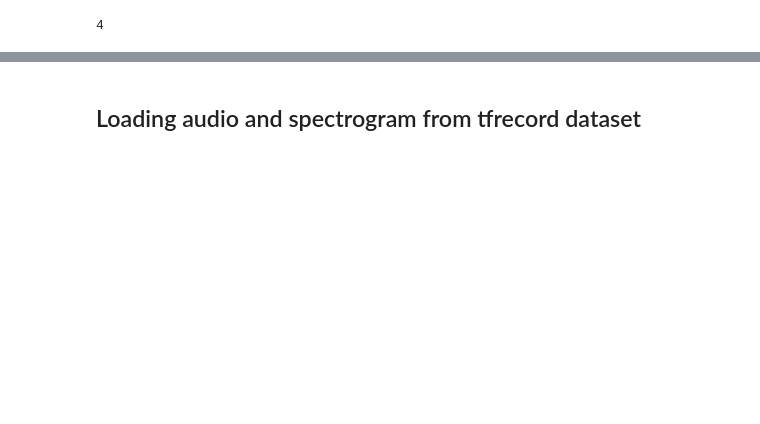
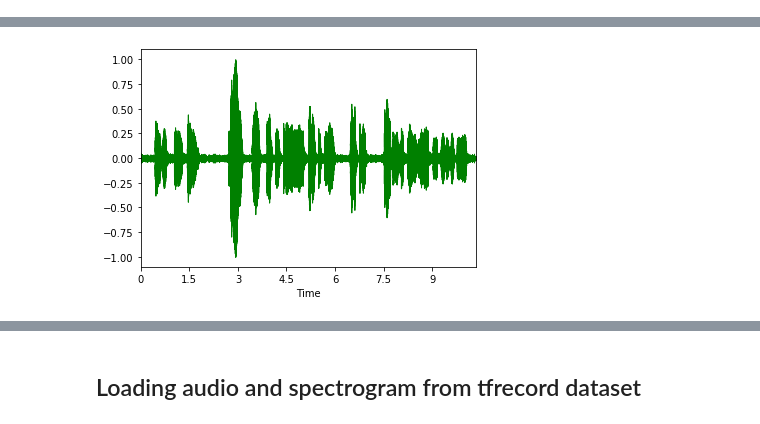
Before and after one commit to ilyakava/py3fst, a Jupyter notebook: data_augment.ipynb, the cells around one changed output, grey strips where cells are left out. Drawn from its saved outputs; the diff is of its cells as text; code cells hidden in the pictures; blank space fills up the shorter version.

```diff
--- a/data_augment.ipynb
+++ b/data_augment.ipynb
@@ -44,3 +43,4 @@ def load_data(p_files):
 # %%
-n_files = glob.glob('/scratch1/ilya/locDoc/data/LibriSpeech/train-clean-100/*/*/*.flac')
-p_files = glob.glob('/scratch0/ilya/locDoc/data/alexa/v1/alexa/*/*.wav')[::10]
+# load negative source files
+n_files = glob.glob('/scratch1/ilya/locDoc/data/LibriSpeech/train-clean-360/*/*/*.flac')
+len(n_files)
@@ -58,0 +55,15 @@ Text(0.5, 1.0, 'Source Other Speech')
+# %%
+def filter_for_speech(samples, sr=sr):
+    samples = (samples * 2**15).astype(np.int16)
+    sound = pydub.AudioSegment(
+        samples.tobytes(),
+        frame_rate=sr,
+        sample_width=samples.dtype.itemsize,
+        channels=1
+    )
+
+    sound_hi = pydub.effects.high_pass_filter(sound, 85)
+    sound_mid = pydub.effects.low_pass_filter(sound_hi, 255)
+    y_ = sound_mid.get_array_of_samples()
+    y = np.array(y_, dtype=np.float) / np.abs(y_).max()
+    return y
@@ -59,12 +81,12 @@ Text(0.5, 1.0, 'Source Other Speech')
+# %%
+# pick a random negative audio file
+samples_bg, _ = sf.read(n_files[random.randint(0,len(n_files)-1)])
 # %%
 ipd.Audio(samples_bg, rate=sr)
 # %% [output]
 [interactive output not drawn]
-# %%
-# split into sentences
-audio_chunks = librosa.effects.split(samples_bg, top_db=60, frame_length=320, hop_length=160)
-chunk_lens = [(chunk[1] - chunk[0]) / float(sr) for chunk in audio_chunks]
-sentence_chunks = [chunk for chunk in audio_chunks if ((chunk[1] - chunk[0]) / float(sr)) > 0.5]
-len(sentence_chunks)
-# %% [output]
-4
+# %%
+y_ = filter_for_speech(samples_bg)
+librosa.display.waveplot(y_, sr=sr, color='green')
+ipd.Audio(y_, rate=sr)
+# %% [output]
@@ -70,0 +94 @@ len(sentence_chunks)
+[figure, added]
```
Also changed, not shown: parts of 78 cells of this notebook, 3 other files.
